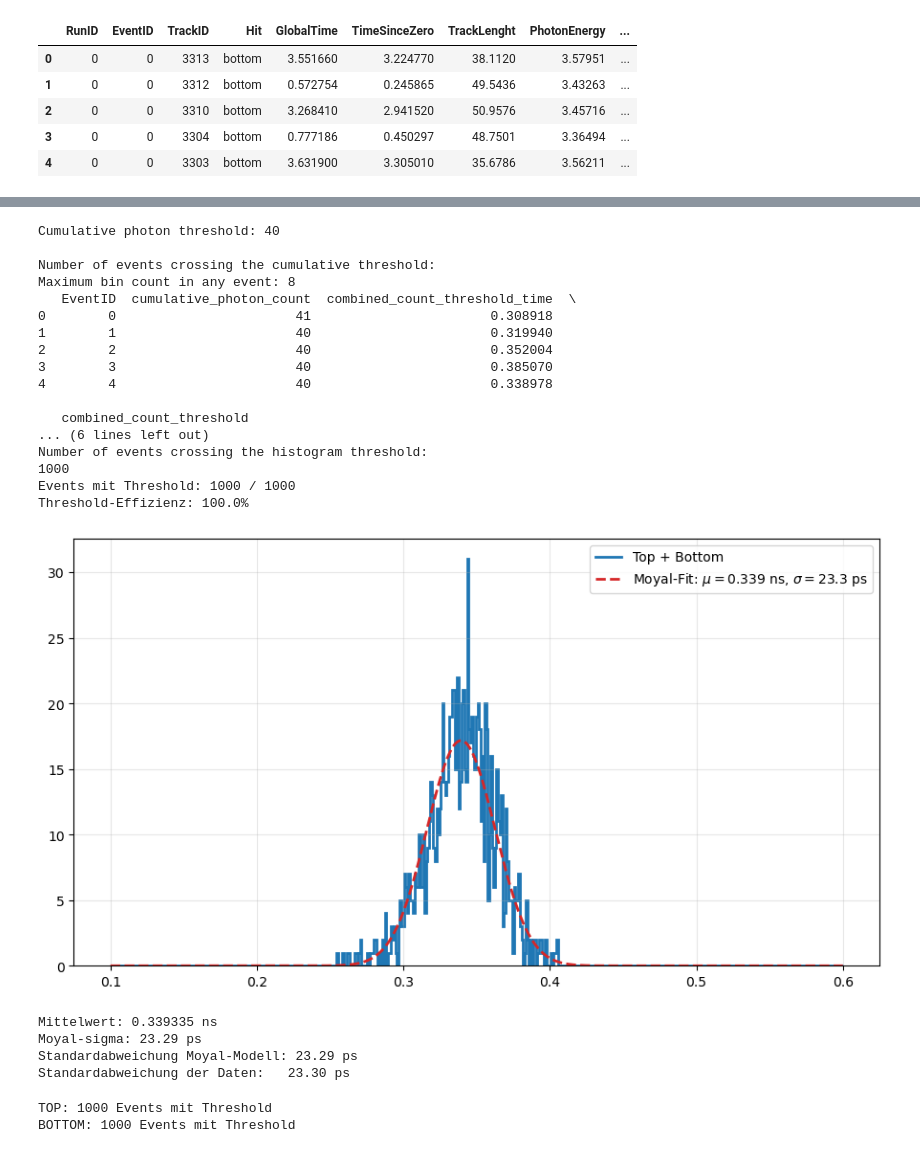
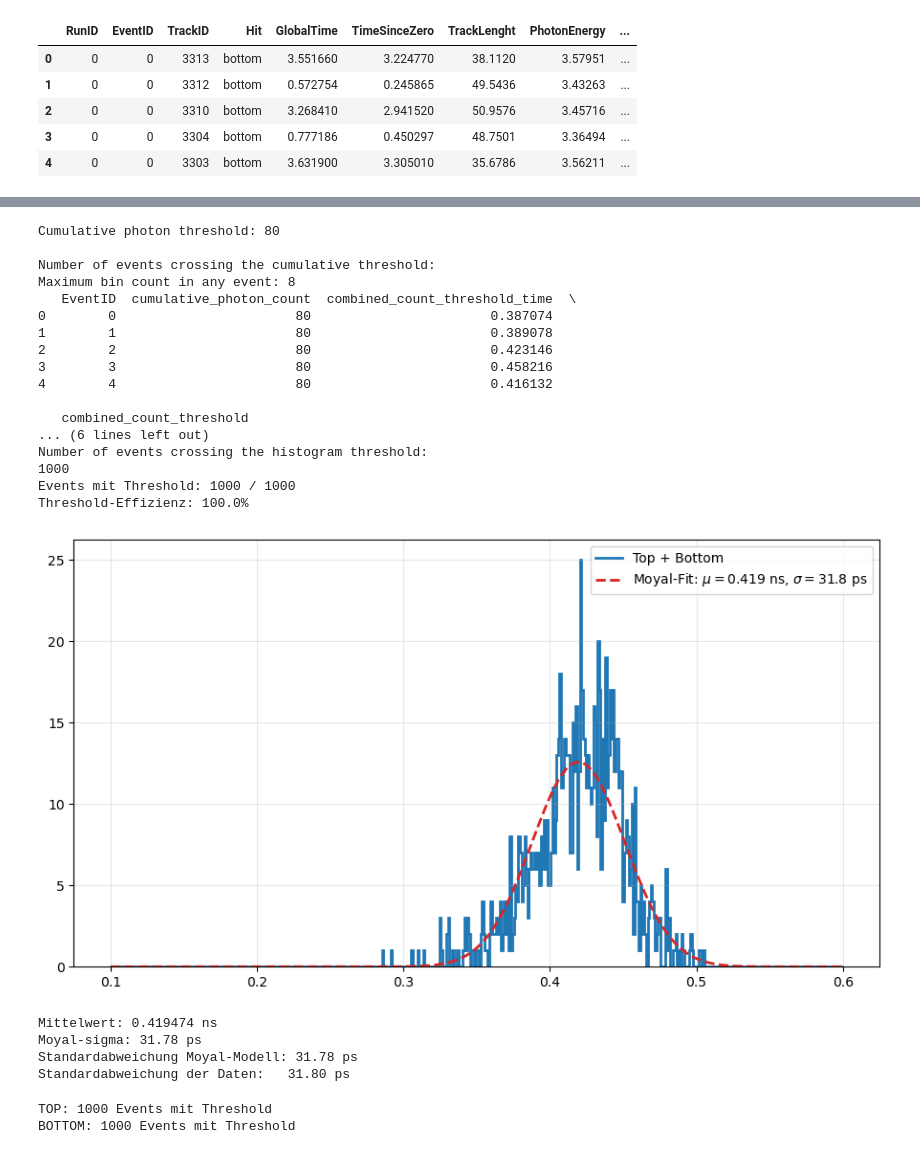
Before and after one commit to RobDerk/insight-tagger-scintillator-simulation-geant4-analysis, a Jupyter notebook: threshold.ipynb, the cells around one changed output, grey strips where cells are left out. Cells and saved outputs as stored; diff of their text form; code cells hidden in the pictures.

```diff
--- a/threshold.ipynb
+++ b/threshold.ipynb
@@ -166,11 +166,11 @@ data_arr_times_top_cerenkov = (
 )
 
 data_arr_times_bottom_scintillation = (
-    data_all_top_scintillation["TimeSinceZero"].dropna().to_numpy()
+    data_all_bottom_scintillation["TimeSinceZero"].dropna().to_numpy()
 )
 
 data_arr_times_bottom_cerenkov = (
-    data_all_top_cerenkov["TimeSinceZero"].dropna().to_numpy()
+    data_all_bottom_cerenkov["TimeSinceZero"].dropna().to_numpy()
 )
 
 data_wavelength_all = (
@@ -184,3 +184,9 @@ data_wavelength_scintillation = (
 data_wavelength_cerenkov = (
     data_all_cerenkov["WavelengthNM"].dropna().to_numpy()
 )
+
+# creat groups for every event: access via event17 = events[17]
+data_events = {
+    event_id: event_data.copy()
+    for event_id, event_data in data.groupby("EventID")
+}
@@ -186,0 +227,27 @@ data_wavelength_cerenkov = (
+# %%
+bins = 100
+event_id = 999
+fit_range = (0,10)
+
+# Plot for one event (top and bottom)
+plt.figure(figsize=(8, 5))
+
+# bottom hist
+plt.hist(
+    data_events[999]["TimeSinceZero"],
+    bins=bins,
+    range=fit_range,
+    histtype="step",
+    linewidth=2,
+    label="bottom"
+)
+
+plt.xlabel("time / ns")
+plt.ylabel("counts")
+plt.title(f"Arrival time for Event ID {event_id}")
+
+plt.xlim(0, 10)
+plt.legend()
+plt.grid(alpha=0.3)
+plt.tight_layout()
+plt.show()
@@ -187,6 +256,6 @@ data_wavelength_cerenkov = (
 # %%
 # Histogramme pro Event: nur Scintillation-Photonen, Top + Bottom gemeinsam
-cumulative_photon_threshold = 40  # Kumulativer Schwellenwert: 40 Photonen ab t=0
+cumulative_photon_threshold = 80 # Kumulativer Schwellenwert
 histogram_bins = np.linspace(0.1, 0.6, 500)
 threshold_times = []
 event_histograms = {}
@@ -337,44 +406,44 @@ else:
     ax.grid(alpha=0.3)
     ax.legend()
 
     fig.tight_layout()
 
     # Vor show() speichern, falls save_plot die aktuelle Figur verwendet
     save_plot("combined_threshold_times_gaussian_fit")
     plt.show()
 
     print(f"Mittelwert: {moyal_mean:.6f} ns")
     print(
         f"Moyal-sigma: {moyal_sigma * 1000:.2f} ps"
     )
 
     sigma_data = np.std(times, ddof=1)
 
     print(f"Standardabweichung Moyal-Modell: {moyal_sigma * 1000:.2f} ps")
     print(f"Standardabweichung der Daten:   {sigma_data * 1000:.2f} ps")
 # %% [output]
-Cumulative photon threshold: 40
+Cumulative photon threshold: 80
 
 Number of events crossing the cumulative threshold:
 Maximum bin count in any event: 8
    EventID  cumulative_photon_count  combined_count_threshold_time  \
-0        0                       41                       0.308918
-1        1                       40                       0.319940
-2        2                       40                       0.352004
-3        3                       40                       0.385070
-4        4                       40                       0.338978
+0        0                       80                       0.387074
+1        1                       80                       0.389078
+2        2                       80                       0.423146
+3        3                       80                       0.458216
+4        4                       80                       0.416132
 
    combined_count_threshold
 ... (6 lines left out)
 Number of events crossing the histogram threshold:
 1000
 Events mit Threshold: 1000 / 1000
 Threshold-Effizienz: 100.0%
-[figure, old version]
+[figure, new version]
-Mittelwert: 0.339335 ns
-Moyal-sigma: 23.29 ps
-Standardabweichung Moyal-Modell: 23.29 ps
-Standardabweichung der Daten:   23.30 ps
+Mittelwert: 0.419474 ns
+Moyal-sigma: 31.78 ps
+Standardabweichung Moyal-Modell: 31.78 ps
+Standardabweichung der Daten:   31.80 ps
 # %%
 # Separate Analyse für TOP und BOTTOM
 cumulative_photon_threshold = 40  # Kumulativer Schwellenwert: 40 Photonen ab t=0
```
Also changed, not shown: parts of 2 cells of this notebook, 6 other files.
